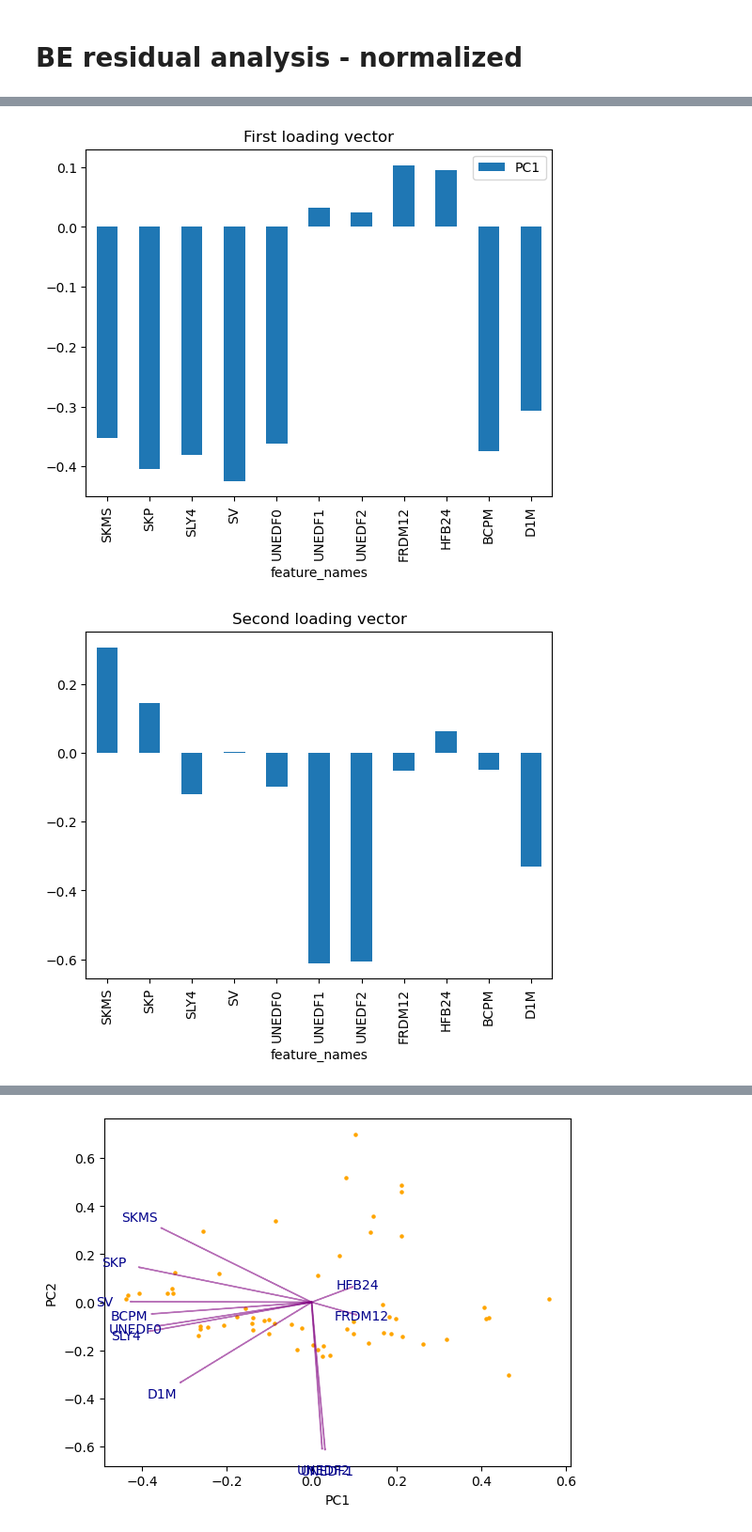
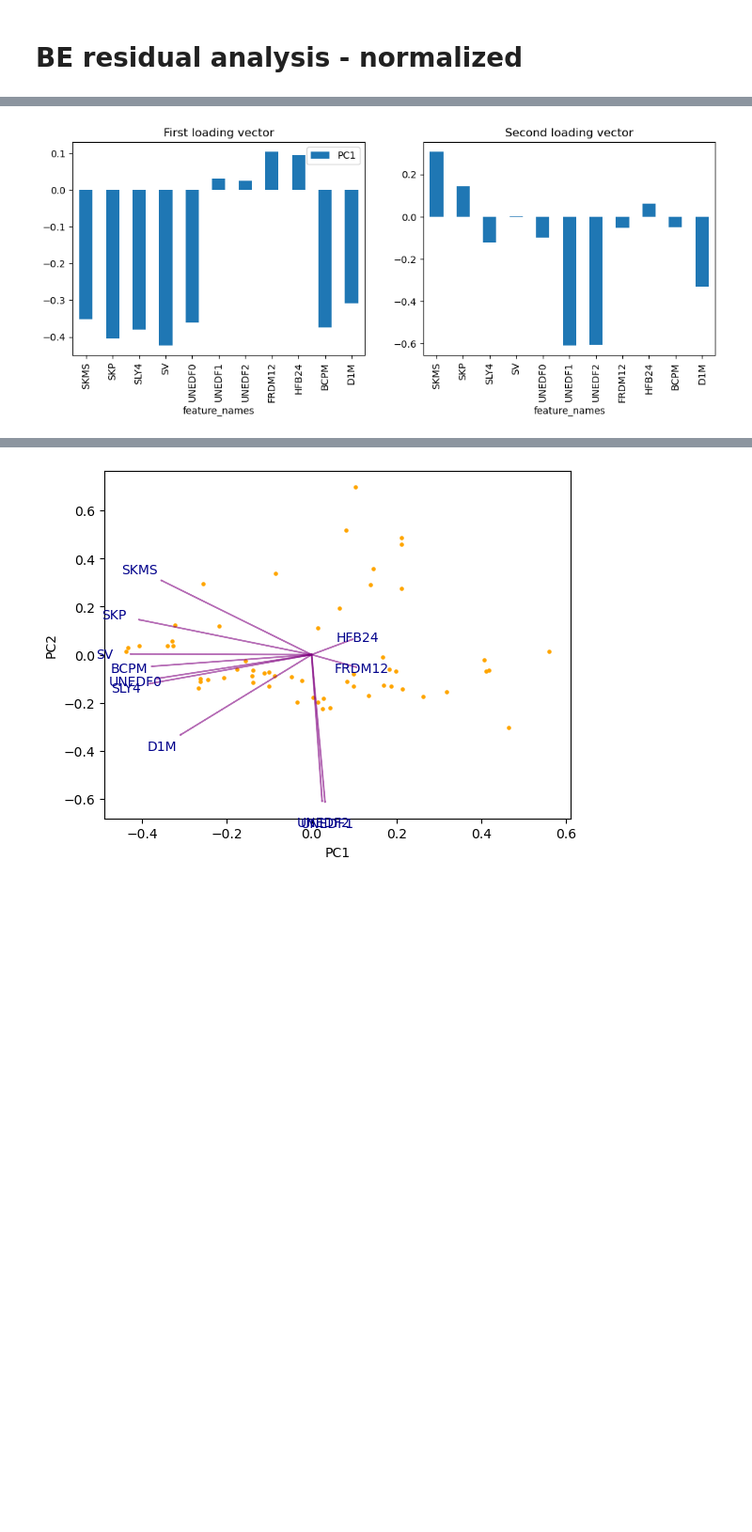
Before and after one commit to ascsn/ModelOrthogonalization, a Jupyter notebook: PCA_analysis.ipynb, the cells around one changed output, grey strips where cells are left out. Shown at 94% size. Drawn from its saved outputs; the diff is of its cells as text; code cells hidden in the pictures; blank space fills up the shorter version.

```diff
--- a/PCA_analysis.ipynb
+++ b/PCA_analysis.ipynb
@@ -97,10 +87,10 @@ plt.show()
 # %%
 loadings = loading_matrix(pca.components_, pca.n_features_, models)
-loadings.iloc[:, :1].plot(kind = "bar", title = "First loading vector")
+
+fig, (ax1, ax2) = plt.subplots(1,2, figsize=(12,4))
+loadings.iloc[:, :1].plot(kind = "bar", title = "First loading vector", ax = ax1)
+loadings.iloc[:, 1].plot(kind = "bar", title = "Second loading vector", ax = ax2)
+plt.savefig("PC_BE_normalized.pdf", format="pdf", bbox_inches="tight")
 plt.show()
-loadings.iloc[:, 1].plot(kind = "bar", title = "Second loading vector")
-plt.show()
-print(loadings.iloc[:, :2])
 # %% [output]
-[figure, old version]
+[figure, new version]
-[figure, removed]
```
Also changed, not shown: parts of 23 cells of this notebook, 1 other file.
